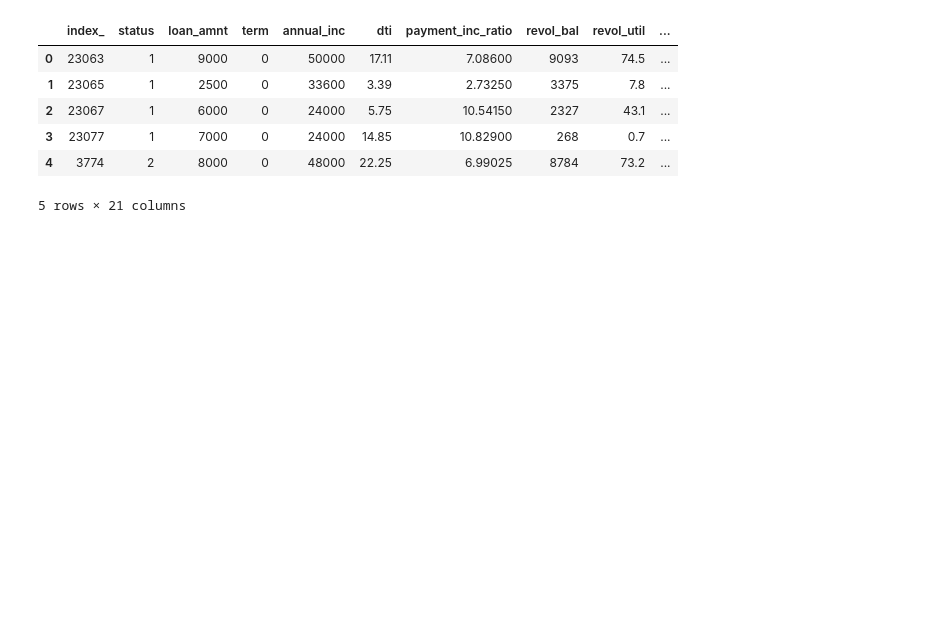
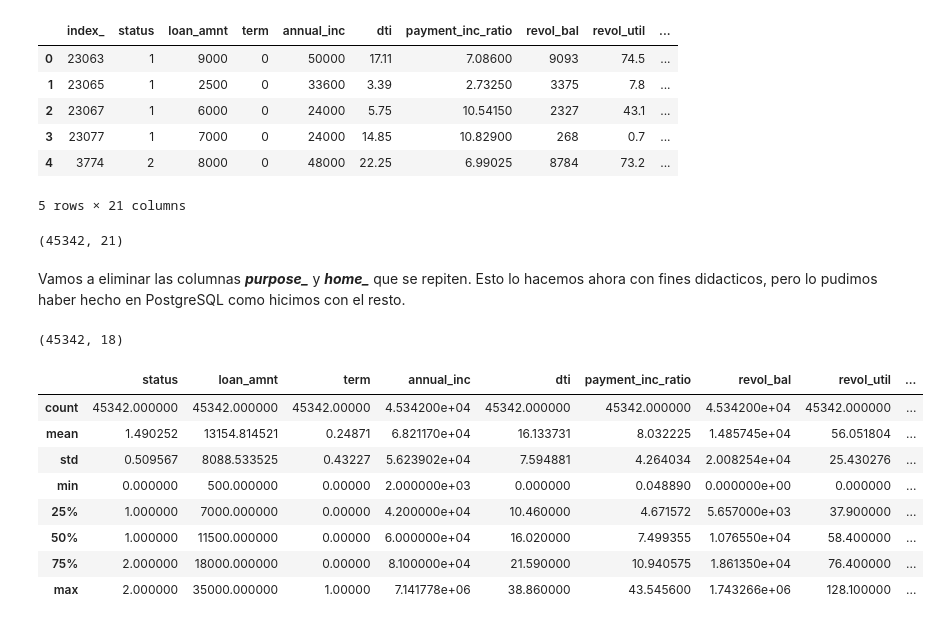
Before and after one commit to MPC139/AI, a Jupyter notebook: Machine Learning with Python/Classification/KNN/KNN_practice_np.ipynb, the cells around one changed output. Drawn from its saved outputs; the diff is of its cells as text; code cells hidden in the pictures; blank space fills up the shorter version.

```diff
--- a/Machine Learning with Python/Classification/KNN/KNN_practice_np.ipynb
+++ b/Machine Learning with Python/Classification/KNN/KNN_practice_np.ipynb
@@ -45,3 +59,9 @@ df.head()  # muestra 5 por defecto
 | 3 | 23077 | 1 | 7000 | 0 | 24000 | 14.85 | 10.82900 | 268 | 0.7 | ... |
 | 4 | 3774 | 2 | 8000 | 0 | 48000 | 22.25 | 6.99025 | 8784 | 73.2 | ... |
 5 rows × 21 columns
+# %%
+df.shape
+# %% [output]
+(45342, 21)
+# %% [markdown]
+Vamos a eliminar las columnas ***purpose_*** y ***home_*** que se repiten. Esto lo hacemos ahora con fines didacticos, pero lo pudimos haber hecho en PostgreSQL como hicimos con el resto.
@@ -47,0 +70,16 @@ df.head()  # muestra 5 por defecto
+# %%
+df.shape
+# %% [output]
+(45342, 18)
+# %%
+df.describe()
+# %% [output]
+|  | status | loan_amnt | term | annual_inc | dti | payment_inc_ratio | revol_bal | revol_util | ... |
+| count | 45342.000000 | 45342.000000 | 45342.00000 | 4.534200e+04 | 45342.000000 | 45342.000000 | 4.534200e+04 | 45342.000000 | ... |
+| mean | 1.490252 | 13154.814521 | 0.24871 | 6.821170e+04 | 16.133731 | 8.032225 | 1.485745e+04 | 56.051804 | ... |
+| std | 0.509567 | 8088.533525 | 0.43227 | 5.623902e+04 | 7.594881 | 4.264034 | 2.008254e+04 | 25.430276 | ... |
+| min | 0.000000 | 500.000000 | 0.00000 | 2.000000e+03 | 0.000000 | 0.048890 | 0.000000e+00 | 0.000000 | ... |
+| 25% | 1.000000 | 7000.000000 | 0.00000 | 4.200000e+04 | 10.460000 | 4.671572 | 5.657000e+03 | 37.900000 | ... |
+| 50% | 1.000000 | 11500.000000 | 0.00000 | 6.000000e+04 | 16.020000 | 7.499355 | 1.076550e+04 | 58.400000 | ... |
+| 75% | 2.000000 | 18000.000000 | 0.00000 | 8.100000e+04 | 21.590000 | 10.940575 | 1.861350e+04 | 76.400000 | ... |
+| max | 2.000000 | 35000.000000 | 1.00000 | 7.141778e+06 | 38.860000 | 43.545600 | 1.743266e+06 | 128.100000 | ... |
```
Also changed, not shown: parts of 27 cells of this notebook.
